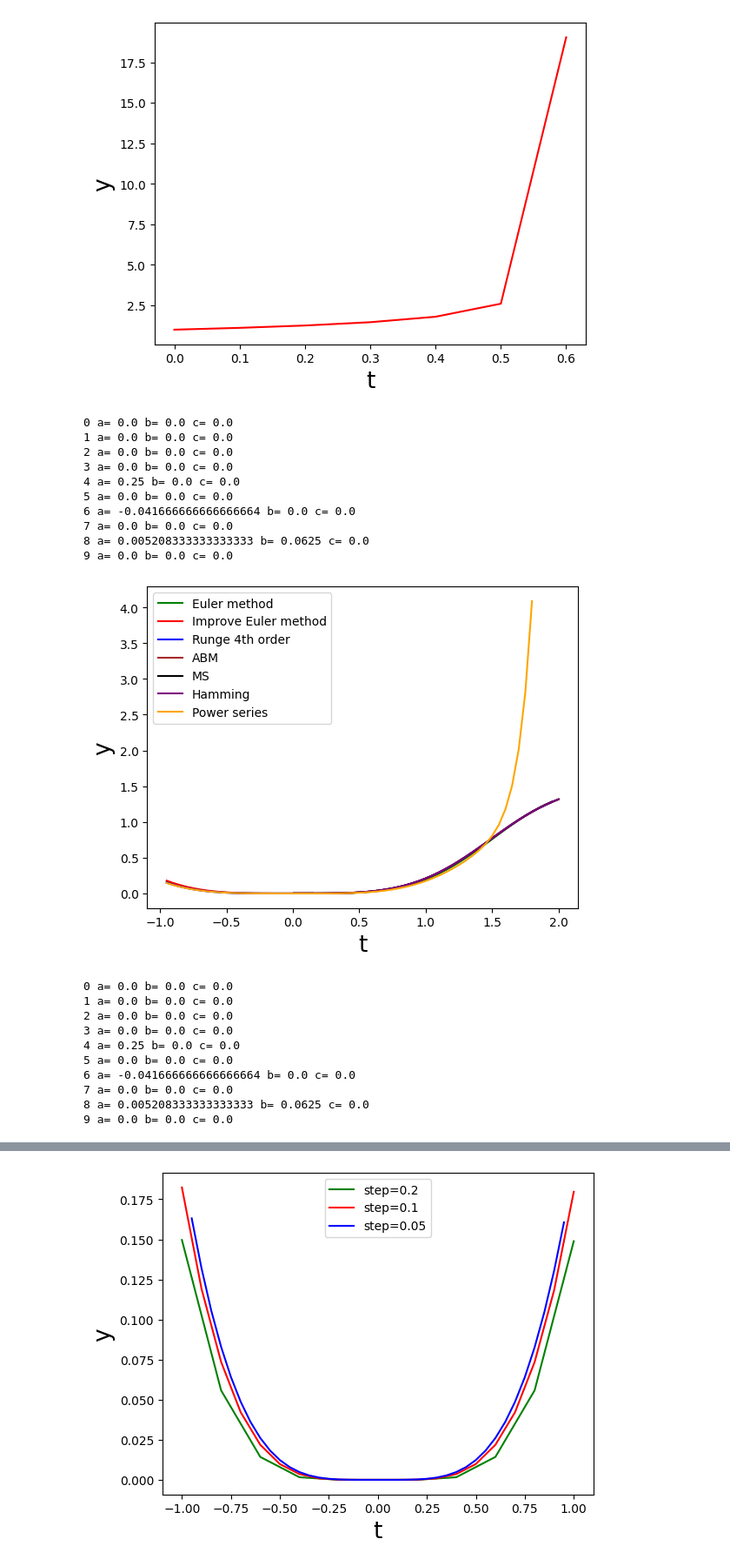
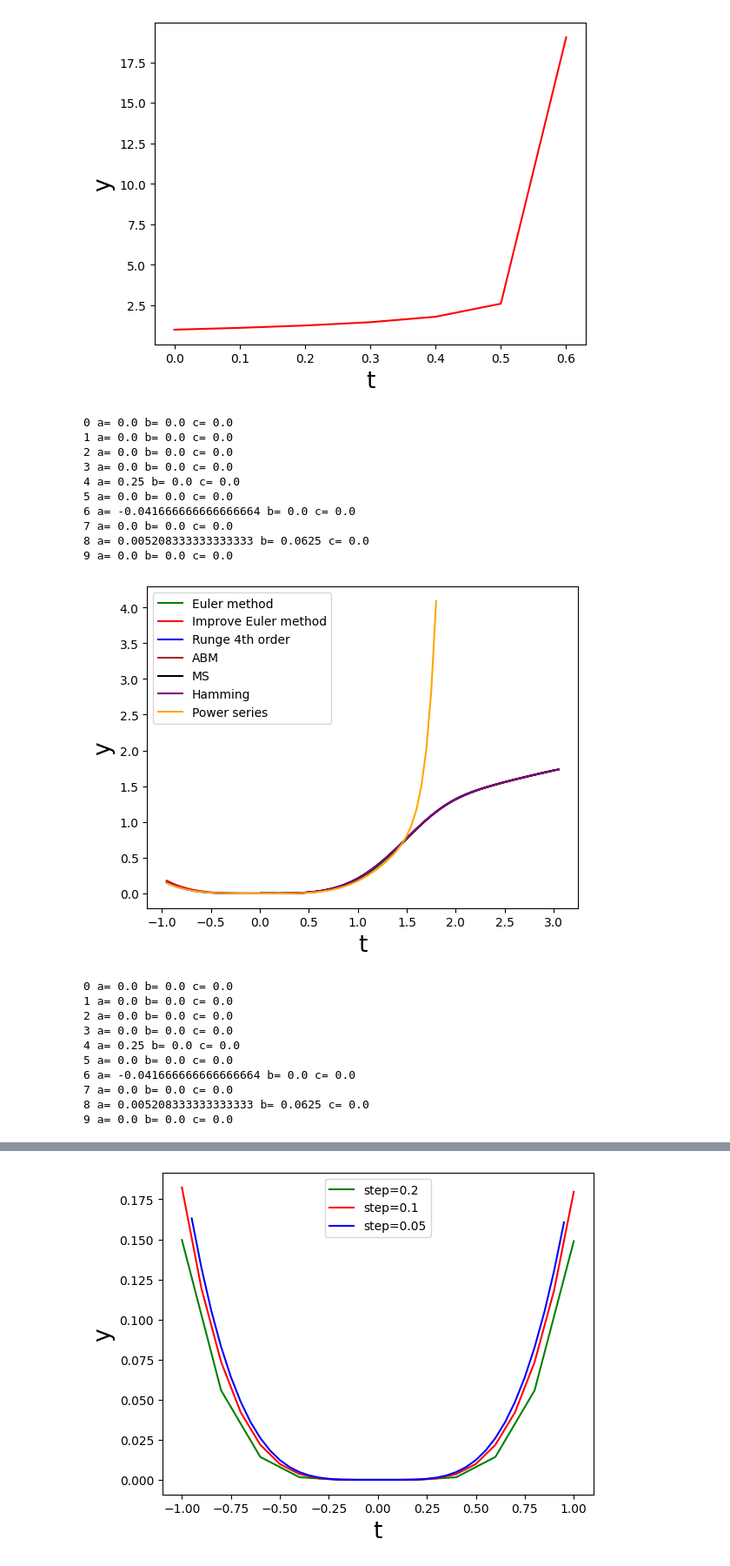
Before and after one commit to junl666/MATH285-Lab-ZJUI-SP23, a Jupyter notebook: math285_lab.ipynb, the cells around one changed output, grey strips where cells are left out. Shown at 87% size. Saved outputs shown, nothing was run; the diff lists cells and outputs as text; code cells hidden in the pictures.

```diff
--- a/math285_lab.ipynb
+++ b/math285_lab.ipynb
@@ -250,10 +250,12 @@ class NumericalSols:
         a[0] = self.y_0
 
         #self.help_bc(a, b, c, 0)
-        a[1] = a[0] # c[0]
+        a[1] = c[0]
+        # a[1] = a[0]
 
         self.help_bc(a, b, c, 1)
-        a[2] = a[1] # a[2] = (c[1]-a[0])/2
+        a[2] = (c[1]-a[0])/2
+        # a[2] = a[1]
 
         self.help_bc(a, b, c, 2)
         a[3] = (c[2]-b[0]-a[1])/3
@@ -431,22 +433,22 @@ Runge.draw()
 # %%
 # IVP1, compare methods with different steps
 l_bound = -1
-r_bound = 2
+r_bound = 3
 # plotDiffMethods(0, 0.1, l_bound, r_bound)  # step == 0.1
 plotDiffMethods(0, 0.05, l_bound, r_bound) # step == 0.05
 plotDiffMethods(0, 0.01, l_bound, r_bound) # step == 0.01
 # %% [output]
 0 a= 0.0 b= 0.0 c= 0.0
 1 a= 0.0 b= 0.0 c= 0.0
 2 a= 0.0 b= 0.0 c= 0.0
 3 a= 0.0 b= 0.0 c= 0.0
 4 a= 0.25 b= 0.0 c= 0.0
 5 a= 0.0 b= 0.0 c= 0.0
 6 a= -0.041666666666666664 b= 0.0 c= 0.0
 7 a= 0.0 b= 0.0 c= 0.0
 8 a= 0.005208333333333333 b= 0.0625 c= 0.0
 9 a= 0.0 b= 0.0 c= 0.0
-[figure, old version]
+[figure, new version]
 0 a= 0.0 b= 0.0 c= 0.0
 1 a= 0.0 b= 0.0 c= 0.0
 2 a= 0.0 b= 0.0 c= 0.0
```
Also changed, not shown: parts of 2 cells of this notebook.
